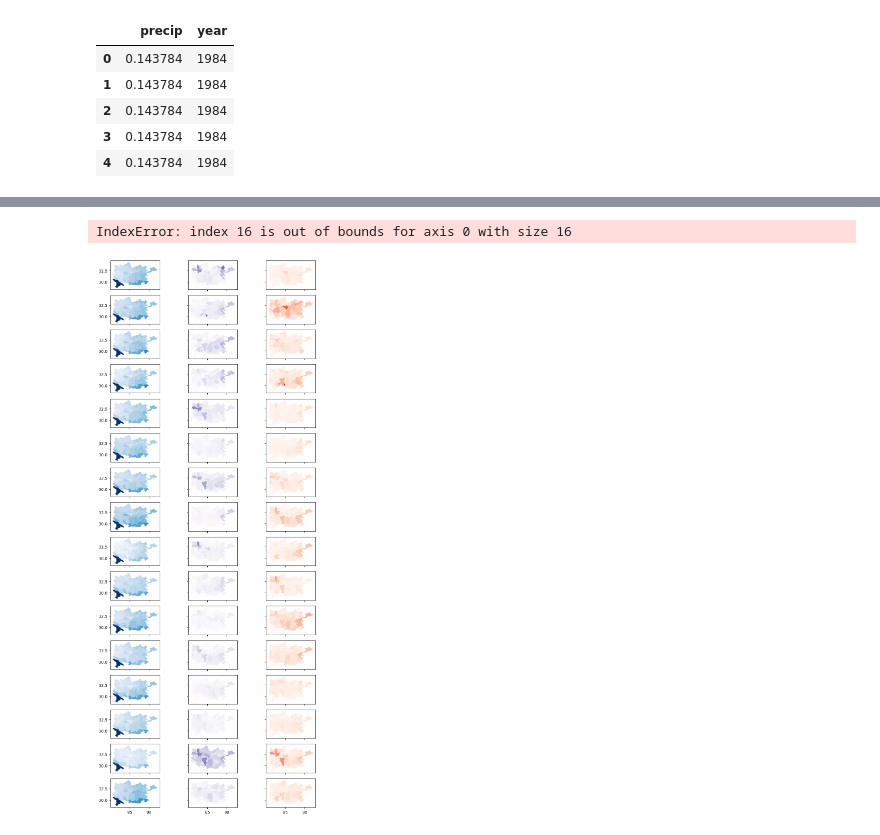
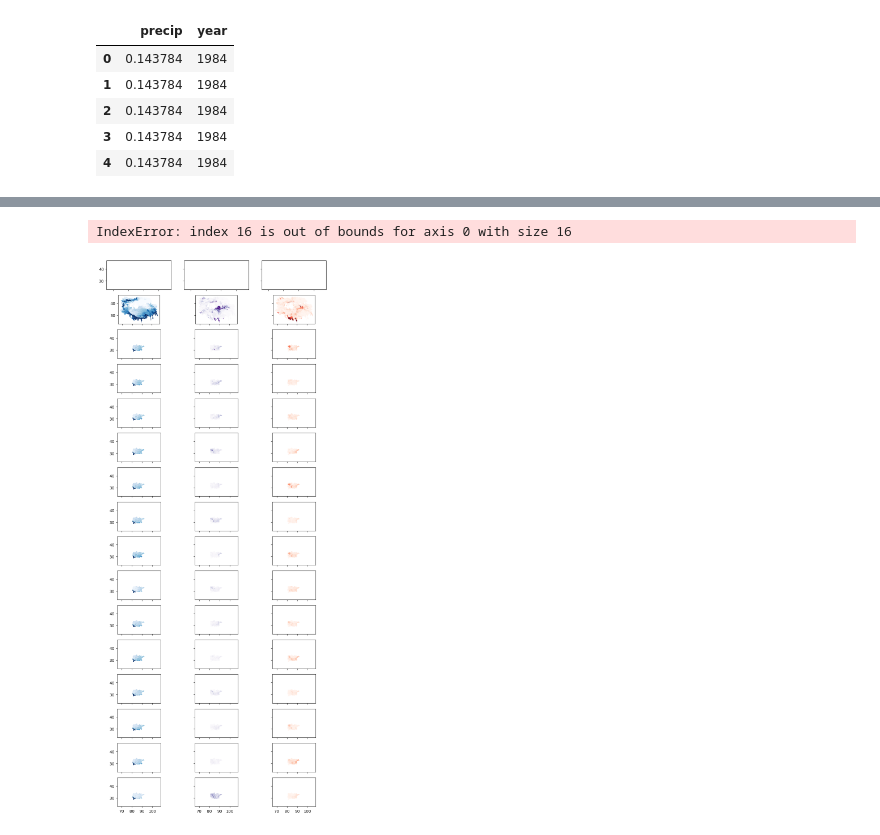
Before and after one commit to 4DModeller/tblakes, a Jupyter notebook: precip_v_lake.ipynb, the cells around one changed output, grey strips where cells are left out. Saved outputs shown, nothing was run; the diff lists cells and outputs as text; code cells hidden in the pictures.

```diff
--- a/precip_v_lake.ipynb
+++ b/precip_v_lake.ipynb
@@ -89,5 +119,5 @@ final_data_set.head()
 # %%
 # lake_df = pd.read_csv('data/gsw_reduced/lake_data.csv')
-lake_df = pd.read_csv('data/lake_data.csv')
+lake_df = pd.read_csv('/Users/johnaiken/repos/tblakes/data/lake_data.csv')
 lake_df.head()
 # %% [output]
@@ -99,0 +196,7 @@ lake_df.head()
+# %%
+year = 2015
+fds = final_data_set[final_data_set.year==year].copy()
+print('precip data shape', fds.HYBAS_ID.unique().shape)
+ldf = lake_df[lake_df.year==year].copy()
+print('lake data shape', ldf.HYBAS_ID.unique().shape)
+fds.merge(lake_df[lake_df.year==year], on='HYBAS_ID').HYBAS_ID.unique().shape
@@ -167,0 +306,6 @@ df.describe()
+# %%
+fig, axes = plt.subplots(19, 3, figsize=(10, 25), sharex=True, sharey=True)
+
+for n, ax in enumerate(axes):
+    year = 2001 + n
+    df[df.year==year].plot('precip', ax=ax[0])
@@ -168,16 +314,16 @@ df.describe()
 # %%
 fig, ax = plt.subplots(16, 3, figsize=(10, 25), sharex=True, sharey=True)
 # ax = ax.flatten()
 for year in df.year.unique()[:-2]:
     # print(year, year-2001)
-    df[df.year==year].plot('precip', ax=ax[year-2001][0], cmap='Blues', vmin=0.1, vmax=1.2)
-    df[df.year==year].plot('growth_ratio', ax=ax[year-2001][1], cmap='Purples', vmin=1e-4, vmax=1e-2)
-    df[df.year==year].plot('decline_ratio', ax=ax[year-2001][2], cmap='Reds', vmin=1e-4, vmax=1e-2)
+    df[df.year==year].plot('precip', ax=ax[year-2000][0], cmap='Blues', vmin=0.1, vmax=1.2)
+    df[df.year==year].plot('growth_ratio', ax=ax[year-2000][1], cmap='Purples', vmin=1e-4, vmax=1e-2)
+    df[df.year==year].plot('decline_ratio', ax=ax[year-2000][2], cmap='Reds', vmin=1e-4, vmax=1e-2)
 
 fig.tight_layout()
 # %% [output]
 IndexError: index 16 is out of bounds for axis 0 with size 16
-[figure, old version]
+[figure, new version]
 # %%
 # ax.shape
 # %%
```
Also changed, not shown: parts of 22 cells of this notebook, 1 other file.
